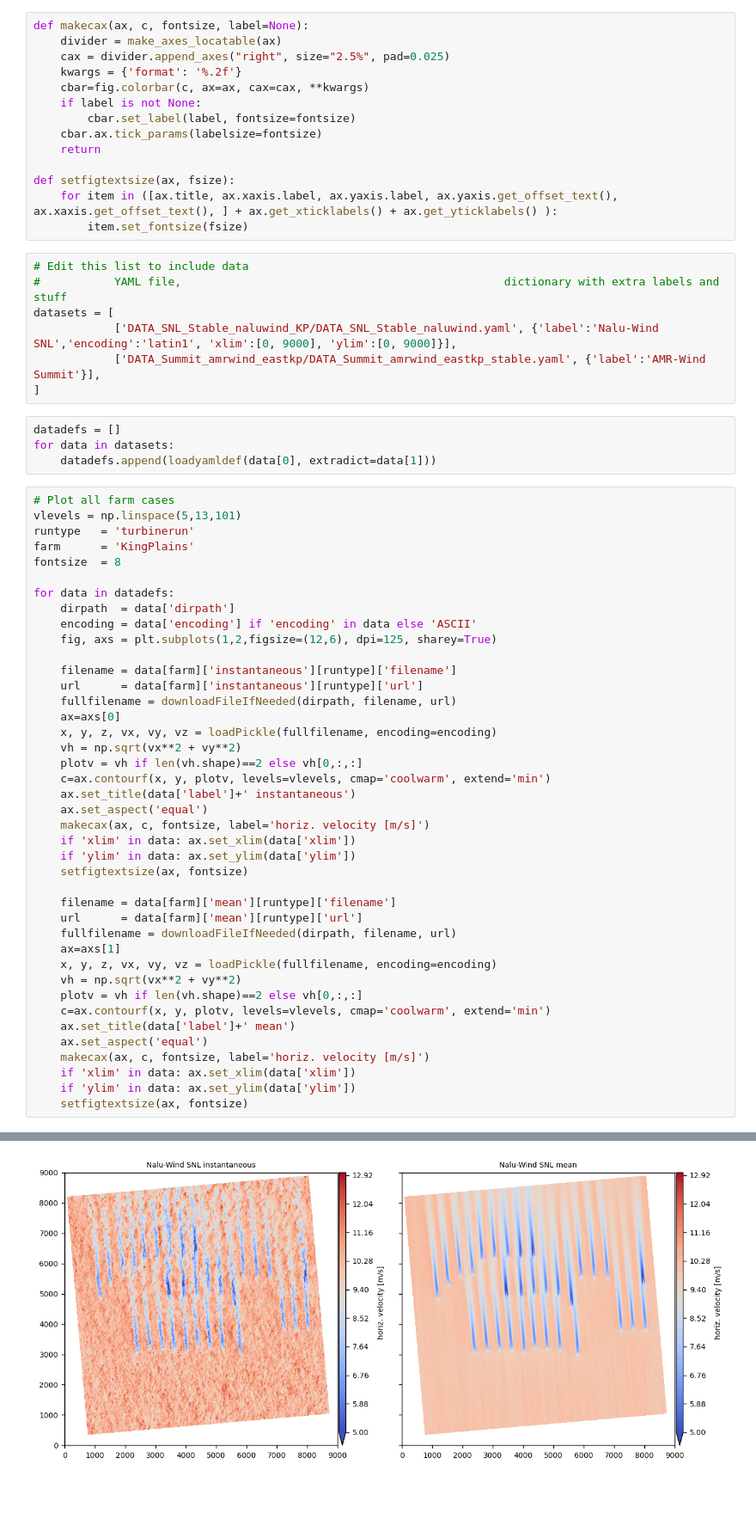
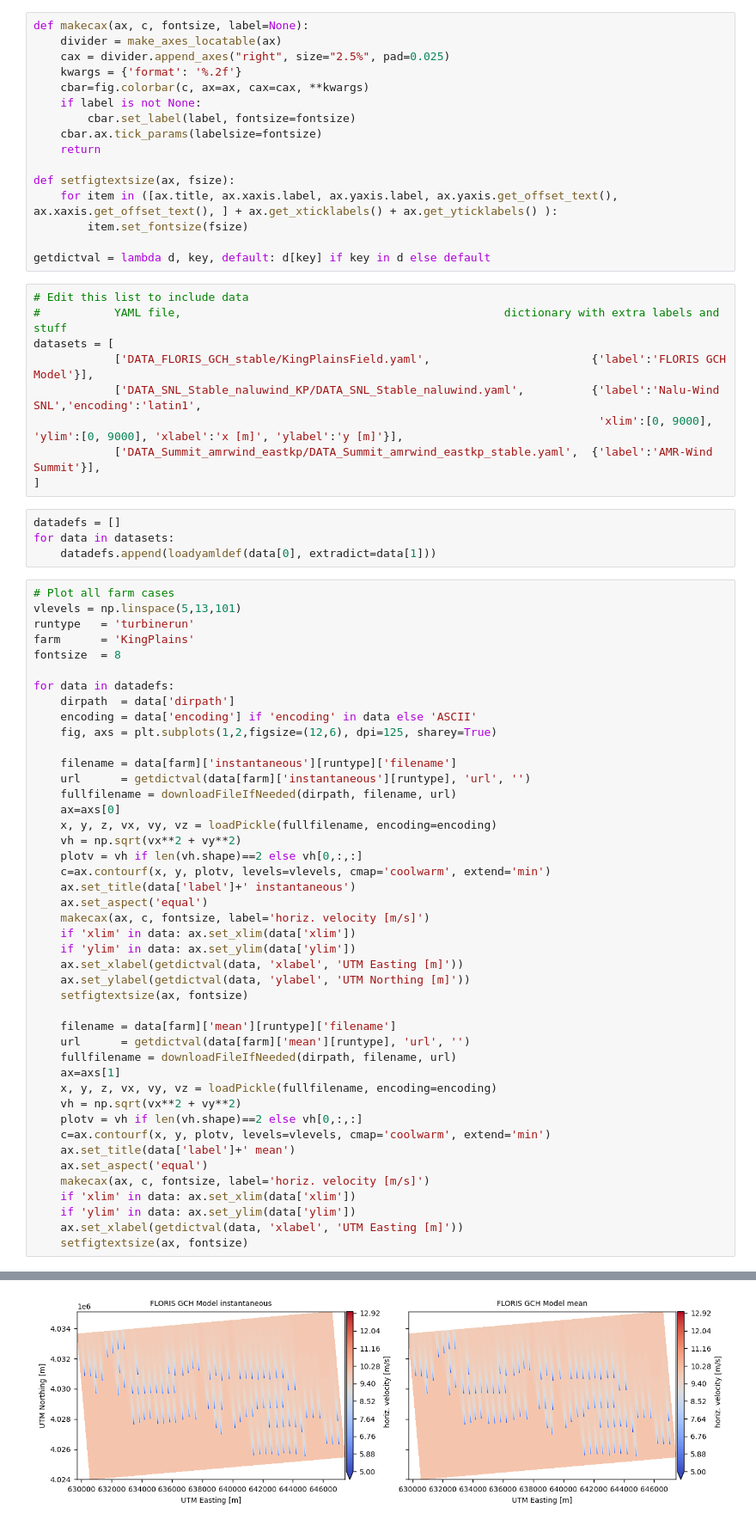
Before and after one commit to lawrenceccheung/AWAKEN_summit_setup, a Jupyter notebook: CompareResults/HubHeightPlanes/Stable/CompareKingPlains.ipynb, the cells around one changed output, grey strips where cells are left out. Shown at 86% size. Saved outputs shown, nothing was run; the diff lists cells and outputs as text; blank space fills up the shorter version.

```diff
--- a/CompareResults/HubHeightPlanes/Stable/CompareKingPlains.ipynb
+++ b/CompareResults/HubHeightPlanes/Stable/CompareKingPlains.ipynb
@@ -71,12 +71,16 @@ def makecax(ax, c, fontsize, label=None):
 def setfigtextsize(ax, fsize):
     for item in ([ax.title, ax.xaxis.label, ax.yaxis.label, ax.yaxis.get_offset_text(), ax.xaxis.get_offset_text(), ] + ax.get_xticklabels() + ax.get_yticklabels() ):
         item.set_fontsize(fsize)
+
+getdictval = lambda d, key, default: d[key] if key in d else default
 # %%
 # Edit this list to include data
 #           YAML file,                                                dictionary with extra labels and stuff
 datasets = [
-            ['DATA_SNL_Stable_naluwind_KP/DATA_SNL_Stable_naluwind.yaml', {'label':'Nalu-Wind SNL','encoding':'latin1', 'xlim':[0, 9000], 'ylim':[0, 9000]}],
-            ['DATA_Summit_amrwind_eastkp/DATA_Summit_amrwind_eastkp_stable.yaml', {'label':'AMR-Wind Summit'}],
+            ['DATA_FLORIS_GCH_stable/KingPlainsField.yaml',                        {'label':'FLORIS GCH Model'}],
+            ['DATA_SNL_Stable_naluwind_KP/DATA_SNL_Stable_naluwind.yaml',          {'label':'Nalu-Wind SNL','encoding':'latin1',
+                                                                                    'xlim':[0, 9000], 'ylim':[0, 9000], 'xlabel':'x [m]', 'ylabel':'y [m]'}],
+            ['DATA_Summit_amrwind_eastkp/DATA_Summit_amrwind_eastkp_stable.yaml',  {'label':'AMR-Wind Summit'}],
 ]
 # %%
 datadefs = []
@@ -95,7 +99,7 @@ for data in datadefs:
     fig, axs = plt.subplots(1,2,figsize=(12,6), dpi=125, sharey=True)
 
     filename = data[farm]['instantaneous'][runtype]['filename']
-    url      = data[farm]['instantaneous'][runtype]['url']
+    url      = getdictval(data[farm]['instantaneous'][runtype], 'url', '')
     fullfilename = downloadFileIfNeeded(dirpath, filename, url)
     ax=axs[0]
     x, y, z, vx, vy, vz = loadPickle(fullfilename, encoding=encoding)
@@ -107,10 +111,12 @@ for data in datadefs:
     makecax(ax, c, fontsize, label='horiz. velocity [m/s]')
     if 'xlim' in data: ax.set_xlim(data['xlim'])
     if 'ylim' in data: ax.set_ylim(data['ylim'])
+    ax.set_xlabel(getdictval(data, 'xlabel', 'UTM Easting [m]'))
+    ax.set_ylabel(getdictval(data, 'ylabel', 'UTM Northing [m]'))
     setfigtextsize(ax, fontsize)
 
     filename = data[farm]['mean'][runtype]['filename']
-    url      = data[farm]['mean'][runtype]['url']
+    url      = getdictval(data[farm]['mean'][runtype], 'url', '')
     fullfilename = downloadFileIfNeeded(dirpath, filename, url)
     ax=axs[1]
     x, y, z, vx, vy, vz = loadPickle(fullfilename, encoding=encoding)
@@ -122,5 +128,6 @@ for data in datadefs:
     makecax(ax, c, fontsize, label='horiz. velocity [m/s]')
     if 'xlim' in data: ax.set_xlim(data['xlim'])
     if 'ylim' in data: ax.set_ylim(data['ylim'])
+    ax.set_xlabel(getdictval(data, 'xlabel', 'UTM Easting [m]'))
     setfigtextsize(ax, fontsize)
 # %% [output]
@@ -131 +140 @@ Found DATA_Summit_amrwind_eastkp/unst_ekp_amr_avg_xy_wturb.pk
-[figure, old version]
+[figure, new version]
```
Also changed, not shown: parts of 1 cell of this notebook, 4 other files.
